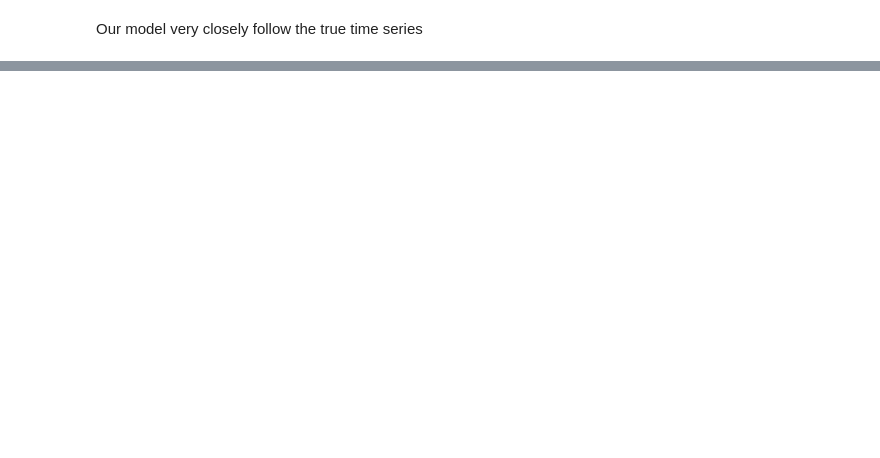
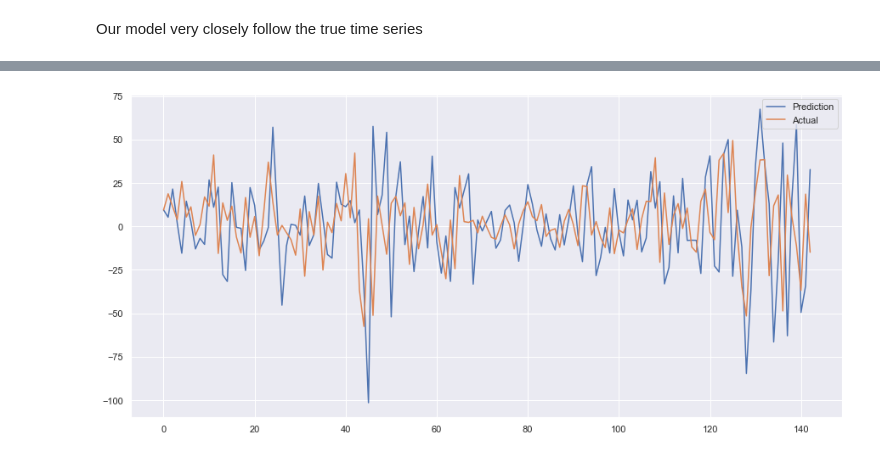
Before and after one commit to leonardosavasta/ethereum_analysis, a Jupyter notebook: DataExploration.ipynb, the cells around one changed output, grey strips where cells are left out. Cells and saved outputs as stored; diff of their text form; code cells hidden in the pictures; blank space fills up the shorter version.

```diff
--- a/DataExploration.ipynb
+++ b/DataExploration.ipynb
@@ -152 +165,23 @@ plt.show()
+# %%
+def get_difference(degree, series):
+    """
+    Get the x degree difference of a series
+    """
+    differences = series.copy()
+    for i in range(degree):
+        differences = differences[1:] - differences[:-1]
+    return differences
+
+
+def invert_difference(degree, differences, original):
+    """
+    Given an original series and a series of differences of x degree, recreate the
+    original series using the provided differences.
+    """
+    if degree <= 1:
+        return np.array([original[0]] + list(original[:-1] + differences))
+    else:
+        calc_differences = get_difference(degree-1, original)
+        calc_differences = np.array([calc_differences[0]] + list(calc_differences[:-1] + differences))
+        return invert_difference(degree-1, calc_differences, original)
 # %%
@@ -160,0 +195,8 @@ Here we can see the predictive performance of our model over the next 11 days, a
+# %%
+fig, ax = plt.subplots(figsize=(15,7))
+ax.plot(invert_difference(1, np.array(phat_one), get_difference(1, np.array(test_data['close']))), label="Prediction")
+ax.plot(get_difference(1, np.array(test_data['close'])), label="Actual")
+plt.legend(loc="upper right")
+plt.show()
+# %% [output]
+[figure, added]
```
Also changed, not shown: parts of 17 cells of this notebook.
